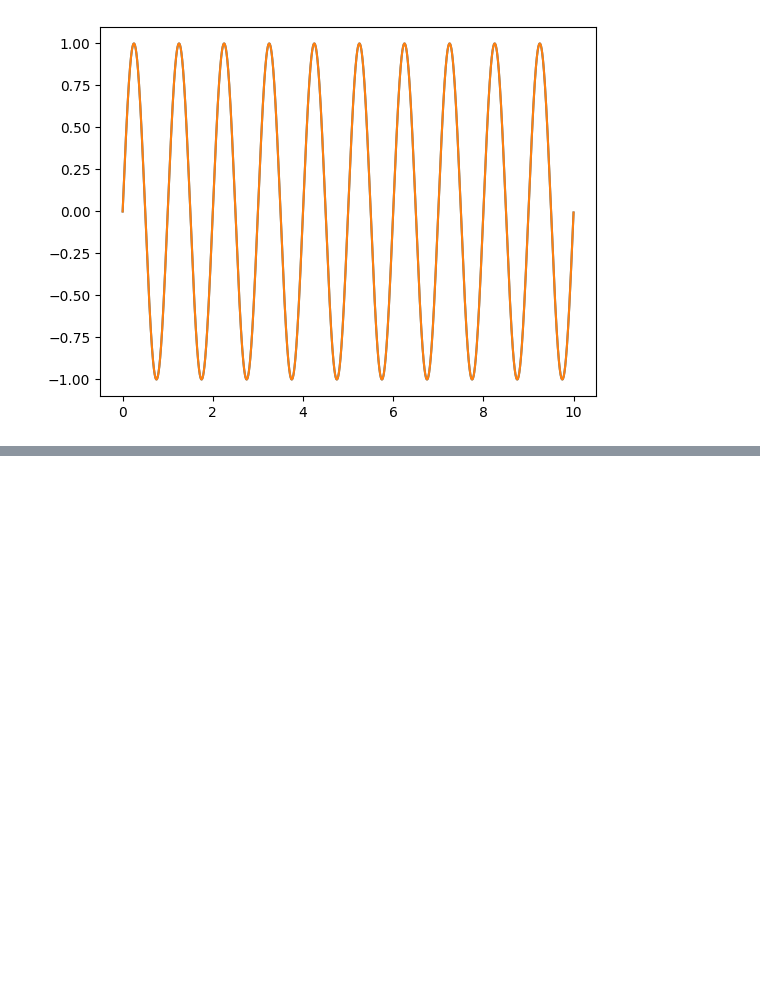
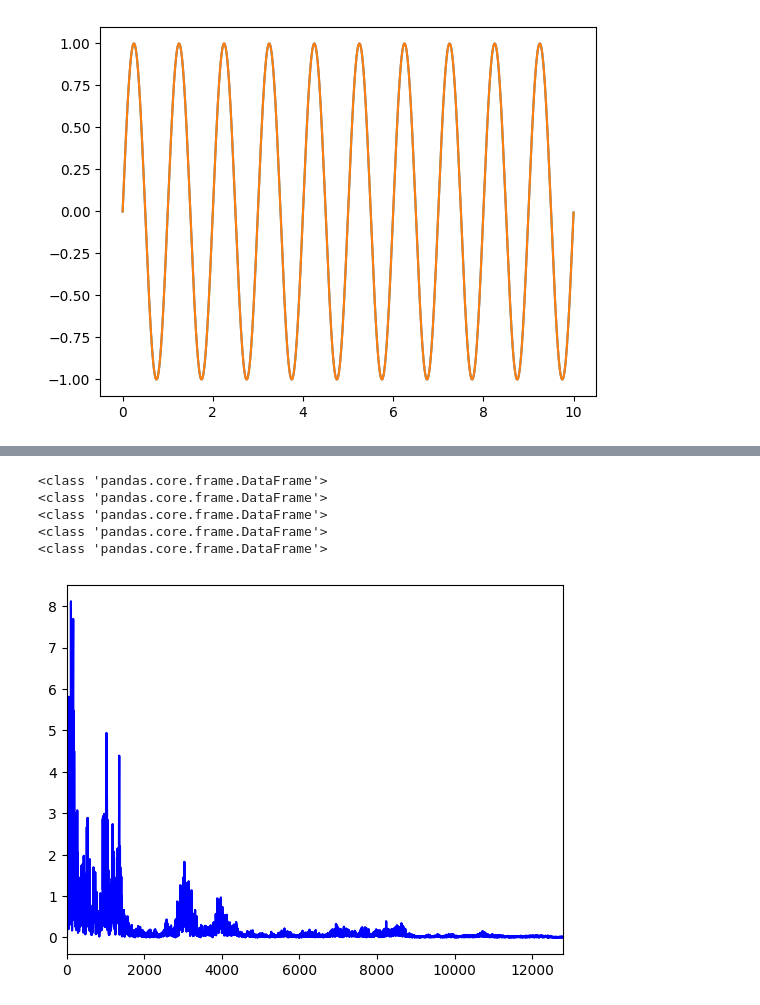
Before and after one commit to ashu23092002/Leak-Detection-In-Pipe, a Jupyter notebook: Python/analysis.ipynb, the cells around one changed output, grey strips where cells are left out. Saved outputs shown, nothing was run; the diff lists cells and outputs as text; code cells hidden in the pictures; blank space fills up the shorter version.

```diff
--- a/Python/analysis.ipynb
+++ b/Python/analysis.ipynb
@@ -11,0 +78,30 @@ plt.show()
+# %%
+
+# Defining the number of samples between each fft analysis
+spacing = int(number_of_samples / 10)
+fft_data = dict()
+for key, value in leak_samples.items():
+
+    fft_segments = []
+    max_samples = int(len(value) / spacing)
+    for i in range(0, max_samples):
+        segment = fft(value[(i * spacing) : (i * spacing + number_of_samples)])
+        fft_segments.append(segment)
+
+    fft_data[key] = pd.DataFrame(fft_segments, columns = freq)
+    print(type(fft_data[key]))
+# %% [output]
+<class 'pandas.core.frame.DataFrame'>
+<class 'pandas.core.frame.DataFrame'>
+<class 'pandas.core.frame.DataFrame'>
+<class 'pandas.core.frame.DataFrame'>
+<class 'pandas.core.frame.DataFrame'>
+# %%
+# pprint.pprint(fft_data[excel_file_keys[0]].head())
+%matplotlib widget
+firstPlot = fft_data[excel_file_keys[0]].iloc[0]
+plt.plot(freq, abs(firstPlot), '-b')
+plt.xlim([0, freq_max_limit])
+plt.show()
+# %% [output]
+[figure, added]
```
Also changed, not shown: parts of 1 cell of this notebook, 2 other files.
